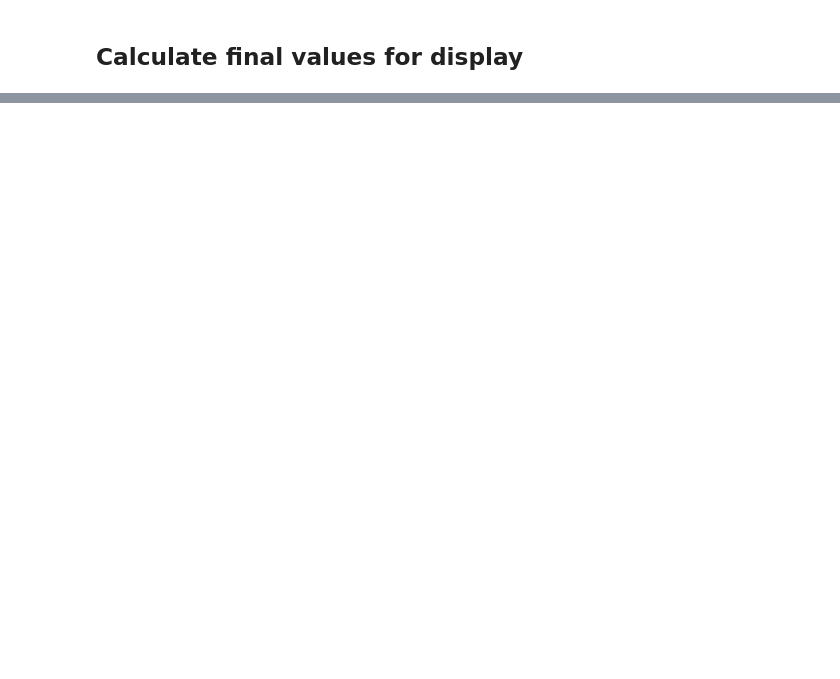
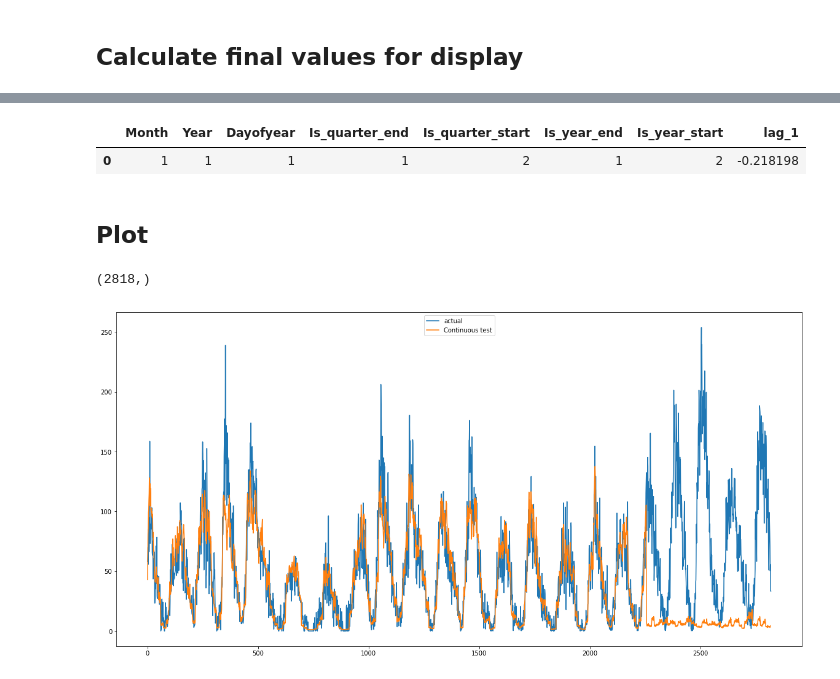
Before and after one commit to kperkins411/KP_Sunspot, a Jupyter notebook: KP_Sunspot.ipynb, the cells around one changed output, grey strips where cells are left out. Drawn from its saved outputs; the diff is of its cells as text; code cells hidden in the pictures; blank space fills up the shorter version.

```diff
--- a/KP_Sunspot.ipynb
+++ b/KP_Sunspot.ipynb
@@ -465,0 +509,3 @@ plt.show()
+# %%
+from KP_lags import track_preds
+continuous_preds = track_preds(df = df_test_cont, mapper=mapper, model = m, cat_vars=cat_vars, num_lags = num_lags)
@@ -465,0 +526,6 @@ plt.show()
+# %%
+values = {'lag_1': nas_trn_val['lag_1']}
+continuous_preds.df.fillna(value = values,inplace =True)
+# %%
+#run it, it will loop, updating the lags in the dataset with the new predicted values for all rows
+continuous_preds.run()
@@ -465,0 +562,25 @@ plt.show()
+# %%
+df_trn_val.iloc[[0]]
+# %% [output]
+|  | Month | Year | Dayofyear | Is_quarter_end | Is_quarter_start | Is_year_end | Is_year_start | lag_1 |
+| 0 | 1 | 1 | 1 | 1 | 2 | 1 | 2 | -0.218198 |
+# %% [markdown]
+## Plot
+# %%
+#expand these
+test_cont = np.exp(continuous_preds.preds)
+
+#reshape for plotting
+test_cont = test_cont.reshape(len(test_cont))
+print(test_cont.shape)
+
+test_cont = np.append([np.full((starting_address),np.nan)],test_cont)
+
+#lets see it actual verses calculated
+plot_data((actual, "actual"),(test_cont,'Continuous test'))
+
+# #lets see what the lags look like (make sure they match roughly the training data)
+# plot_data((np.exp(continuous_preds.df.lag_1), "continuous_preds.df.lag_1"),(df_test_cont.lag_1,'df_test_cont.lag_1'))
+# %% [output]
+(2818,)
+[figure, added]
```
Also changed, not shown: parts of 79 cells of this notebook, 1 other file.
